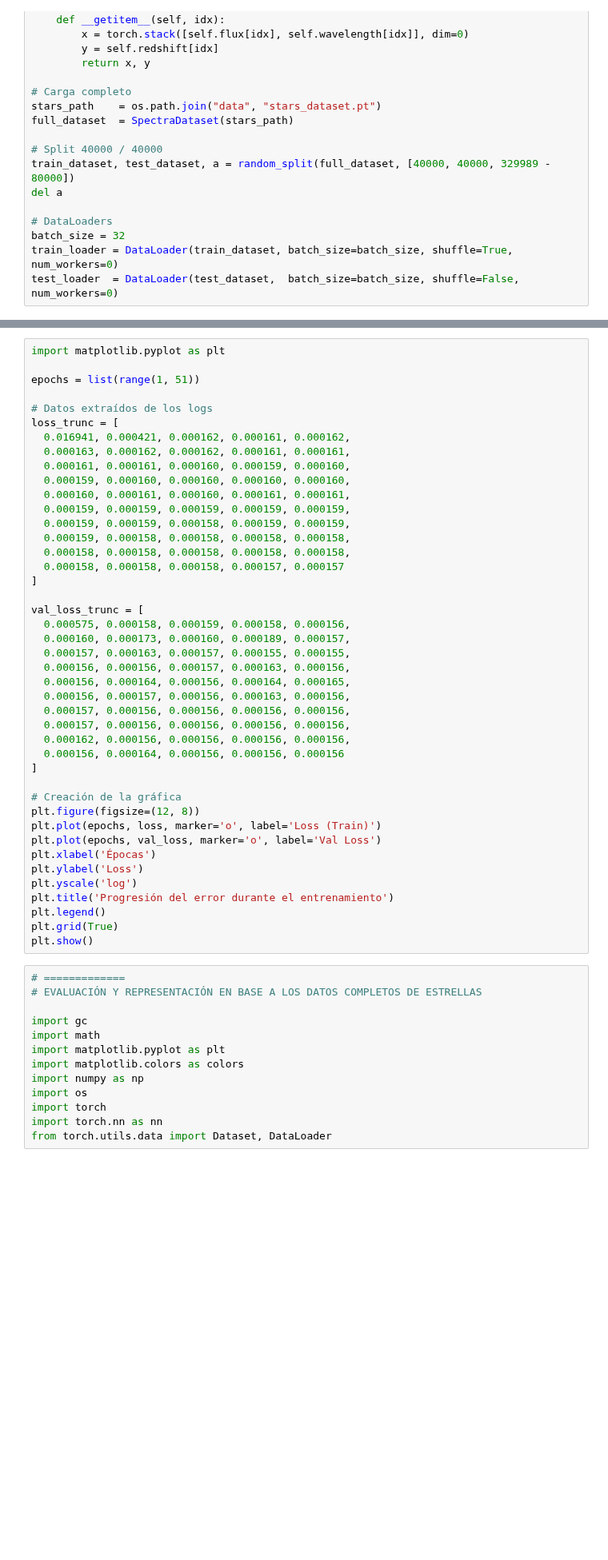
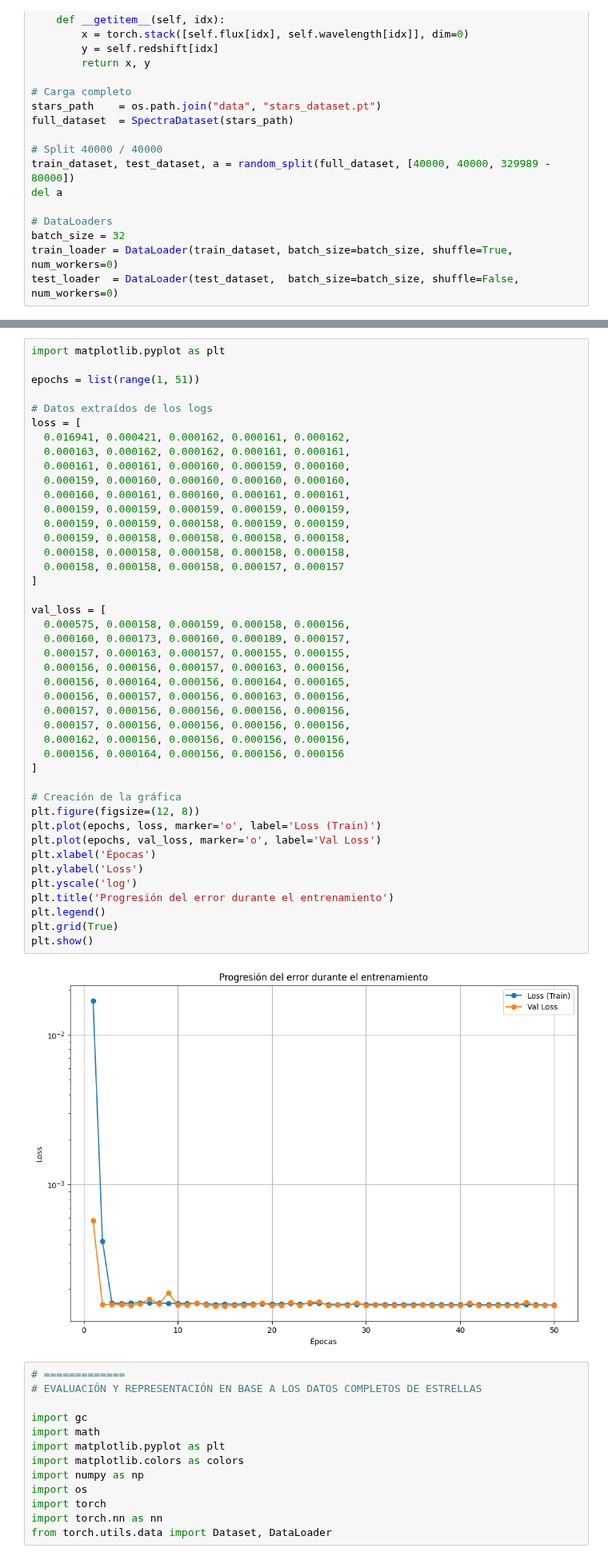
Before and after one commit to albertnica/TFGF-albertnica, a Jupyter notebook: Spectra TRA Stars.ipynb, the cells around one changed output, grey strips where cells are left out. Shown at 80% size. Cells and saved outputs as stored; diff of their text form; blank space fills up the shorter version.

```diff
--- a/Spectra TRA Stars.ipynb
+++ b/Spectra TRA Stars.ipynb
@@ -220,7 +245,7 @@ import matplotlib.pyplot as plt
 epochs = list(range(1, 51))
 
 # Datos extraídos de los logs
-loss_trunc = [
+loss = [
   0.016941, 0.000421, 0.000162, 0.000161, 0.000162,
   0.000163, 0.000162, 0.000162, 0.000161, 0.000161,
   0.000161, 0.000161, 0.000160, 0.000159, 0.000160,
@@ -229,34 +254,36 @@ loss_trunc = [
   0.000159, 0.000159, 0.000159, 0.000159, 0.000159,
   0.000159, 0.000159, 0.000158, 0.000159, 0.000159,
   0.000159, 0.000158, 0.000158, 0.000158, 0.000158,
   0.000158, 0.000158, 0.000158, 0.000158, 0.000158,
   0.000158, 0.000158, 0.000158, 0.000157, 0.000157
 ]
 
-val_loss_trunc = [
+val_loss = [
   0.000575, 0.000158, 0.000159, 0.000158, 0.000156,
   0.000160, 0.000173, 0.000160, 0.000189, 0.000157,
   0.000157, 0.000163, 0.000157, 0.000155, 0.000155,
   0.000156, 0.000156, 0.000157, 0.000163, 0.000156,
   0.000156, 0.000164, 0.000156, 0.000164, 0.000165,
   0.000156, 0.000157, 0.000156, 0.000163, 0.000156,
   0.000157, 0.000156, 0.000156, 0.000156, 0.000156,
   0.000157, 0.000156, 0.000156, 0.000156, 0.000156,
   0.000162, 0.000156, 0.000156, 0.000156, 0.000156,
   0.000156, 0.000164, 0.000156, 0.000156, 0.000156
 ]
 
 # Creación de la gráfica
 plt.figure(figsize=(12, 8))
 plt.plot(epochs, loss, marker='o', label='Loss (Train)')
 plt.plot(epochs, val_loss, marker='o', label='Val Loss')
 plt.xlabel('Épocas')
 plt.ylabel('Loss')
 plt.yscale('log')
 plt.title('Progresión del error durante el entrenamiento')
 plt.legend()
 plt.grid(True)
 plt.show()
+# %% [output]
+[figure, added]
 # %%
 # =============
 # EVALUACIÓN Y REPRESENTACIÓN EN BASE A LOS DATOS COMPLETOS DE ESTRELLAS
```
Also changed, not shown: parts of 5 cells of this notebook, 3 other files.
